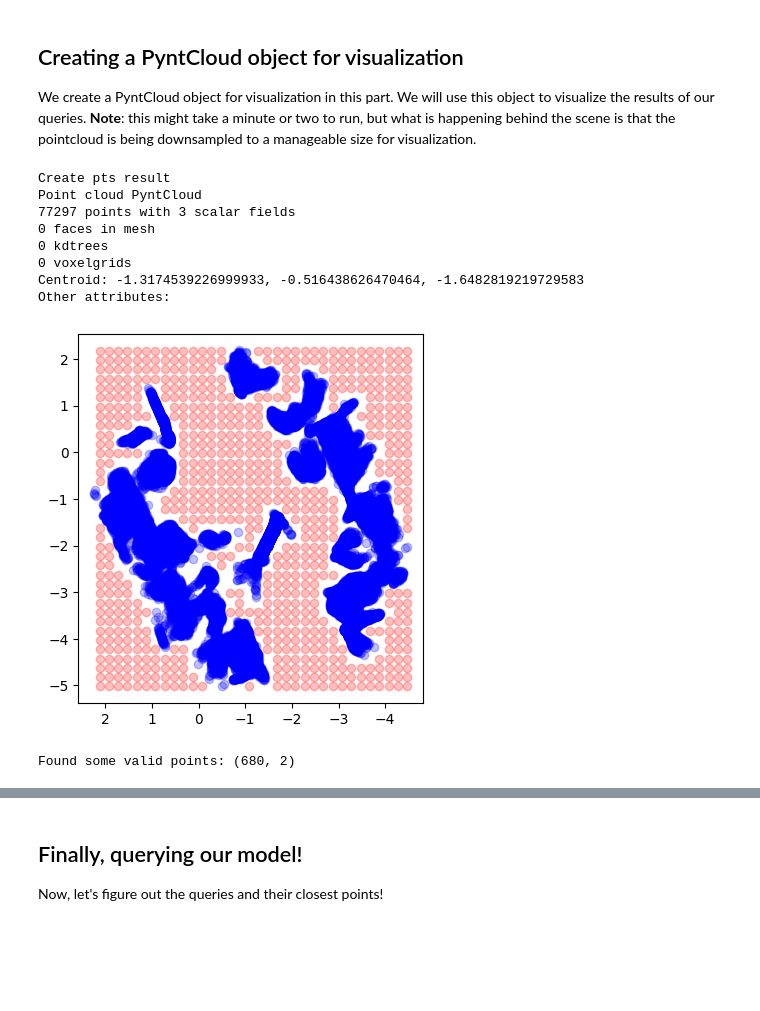
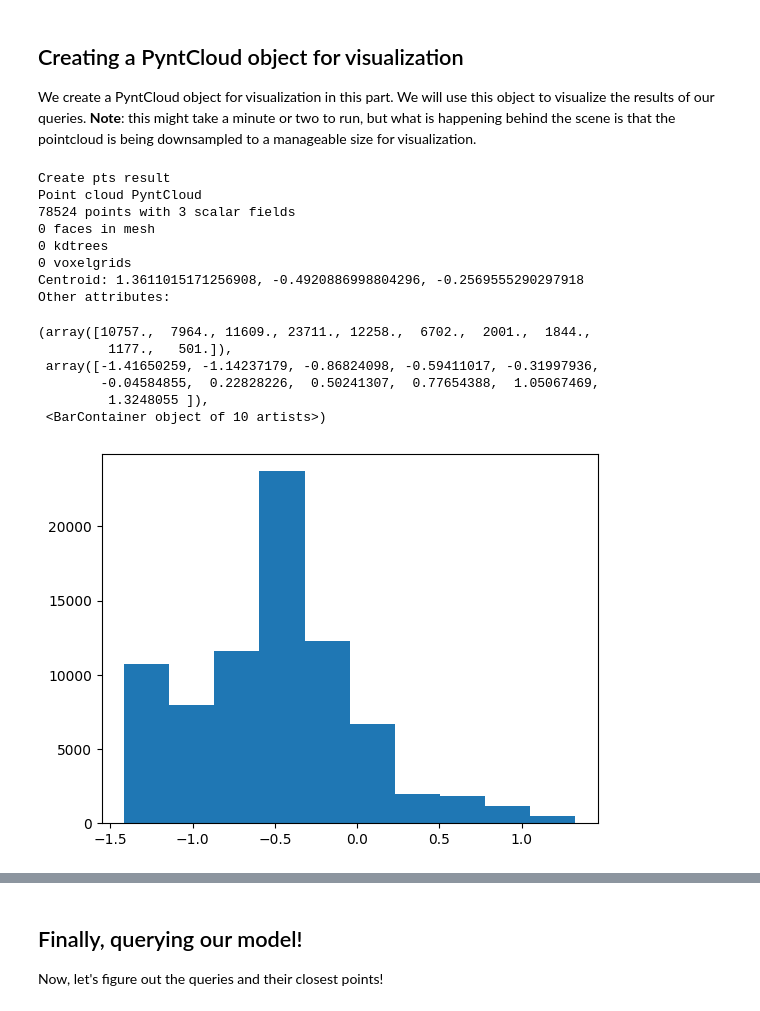
Before and after one commit to cpaxton/clip-fields, a Jupyter notebook: demo/4 - test model.ipynb, the cells around one changed output, grey strips where cells are left out. Saved outputs shown, nothing was run; the diff lists cells and outputs as text; code cells hidden in the pictures; blank space fills up the shorter version.

```diff
--- a/demo/4 - test model.ipynb
+++ b/demo/4 - test model.ipynb
@@ -143,7 +150,7 @@ merged_pcd.colors = o3d.utility.Vector3dVector(training_data._label_rgb / 255)
 merged_downpcd = merged_pcd.voxel_down_sample(voxel_size=0.03)
 
 print("Create pts result")
-pts_result = np.concatenate((np.asarray(merged_downpcd.points), np.asarray(merged_downpcd.colors)), axis=-1)
+pts_result = np.concatenate((np.asarray(merged_downpcd.points), np.asarray(merged_downpcd.colors) * 255), axis=-1)
 
 df = pd.DataFrame(
     # same arguments that you are passing to visualize_pcl
@@ -158,12 +165,22 @@ print("Point cloud", cloud)
 # %% [output]
 Create pts result
 Point cloud PyntCloud
-77297 points with 3 scalar fields
+78524 points with 3 scalar fields
 0 faces in mesh
 0 kdtrees
 0 voxelgrids
-Centroid: -1.3174539226999933, -0.516438626470464, -1.6482819219729583
+Centroid: 1.3611015171256908, -0.4920886998804296, -0.2569555290297918
 Other attributes:
+# %%
+plt.hist(ys)
+# %% [output]
+(array([10757.,  7964., 11609., 23711., 12258.,  6702.,  2001.,  1844.,
+         1177.,   501.]),
+ array([-1.41650259, -1.14237179, -0.86824098, -0.59411017, -0.31997936,
+        -0.04584855,  0.22828226,  0.50241307,  0.77654388,  1.05067469,
+         1.3248055 ]),
+ <BarContainer object of 10 artists>)
+[figure, added]
 # %%
 # Now figure out the points that are far enough.
 
@@ -200,8 +217,5 @@ def get_and_show_valid_points(coordinates, cutoff=CUTOFF, library=True):
     plt.show()
     return valid_points
 
-valid_points = get_and_show_valid_points(coordinates)
-print("Found some valid points:", valid_points.shape)
+#valid_points = get_and_show_valid_points(coordinates)
+#print("Found some valid points:", valid_points.shape)
-# %% [output]
-[figure, removed]
-Found some valid points: (680, 2)
```
Also changed, not shown: parts of 23 cells of this notebook, 2 other files.
